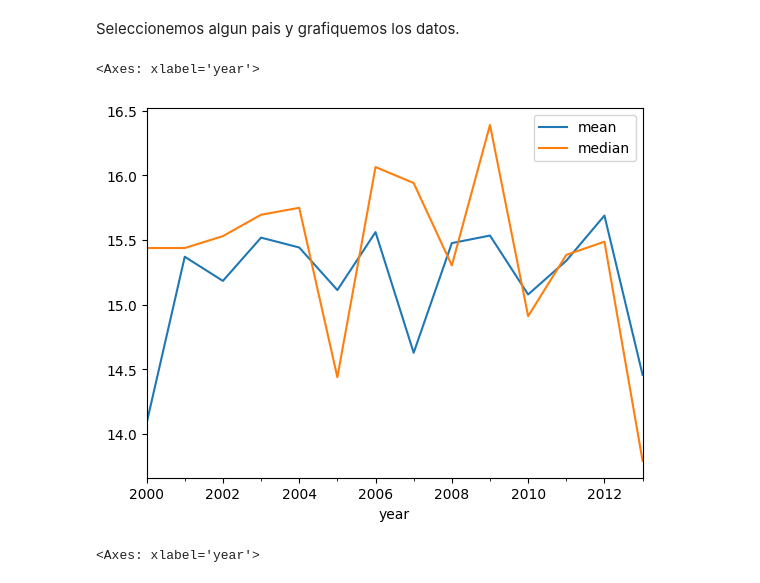
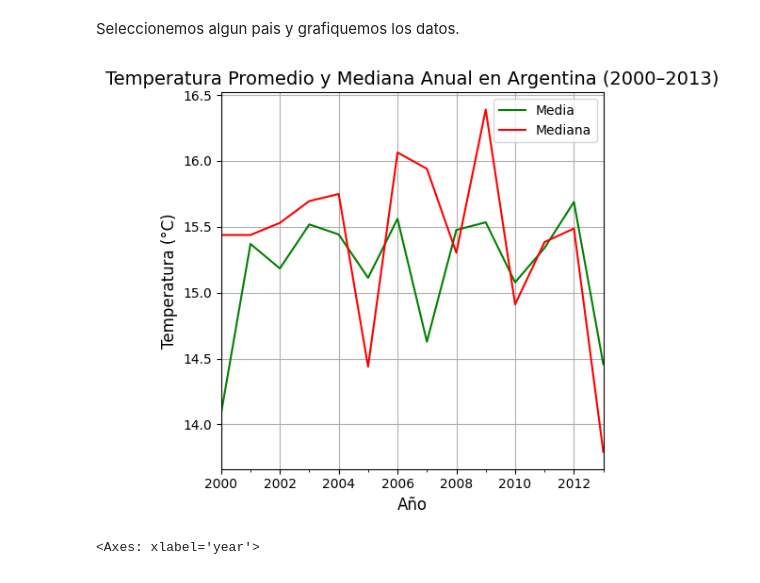
Before and after one commit to ramircar2020/BCtechCopilot, a Jupyter notebook: TP_Variación_Temp_PyE_2025_RAMIREZ_MIERS__carlos.ipynb, the cells around one changed output. Drawn from its saved outputs; the diff is of its cells as text; code cells hidden in the pictures.

```diff
--- a/TP_Variación_Temp_PyE_2025_RAMIREZ_MIERS__carlos.ipynb
+++ b/TP_Variación_Temp_PyE_2025_RAMIREZ_MIERS__carlos.ipynb
@@ -186,11 +186,32 @@ df_t_avg
 3402 rows × 2 columns
 # %% [markdown]
 Seleccionemos algun pais y grafiquemos los datos.
-# %%
-df_t_avg.xs('Argentina')['AverageTemperature'].plot()
-# %% [output]
-<Axes: xlabel='year'>
-[figure, removed]
+# %%
+# Seleccionar los datos y renombrar columnas para que la leyenda sea clara
+df_arg = df_t_avg.xs('Argentina')[['AverageTemperature']].rename(
+    columns={'AverageTemperature': 'Media'}
+)
+# Seleccionar los datos de Argentina y renombrar las columnas para que aparezcan en español
+df_arg = df_t_avg.xs('Argentina')[[('AverageTemperature', 'mean'), ('AverageTemperature', 'median')]]
+df_arg.columns = ['Media', 'Mediana']  # Cambiar nombres de columnas
+
+# Graficar con nombres ya en español
+ax = df_arg.plot(
+    figsize=(5, 5),
+    color=['green', 'red'],          # Colores de líneas
+    label=['Media', 'Mediana']       # Etiquetas en la leyenda
+)
+
+# Títulos y etiquetas
+plt.title('Temperatura Promedio y Mediana Anual en Argentina (2000–2013)', fontsize=14)
+plt.xlabel('Año', fontsize=12)
+plt.ylabel('Temperatura (°C)', fontsize=12)
+plt.grid(True)
+plt.legend()
+plt.tight_layout()
+plt.show()
+# %% [output]
+[figure, added]
 # %%
 df_t_avg.xs('United States')['AverageTemperature'].plot()
 # %% [output]
```
